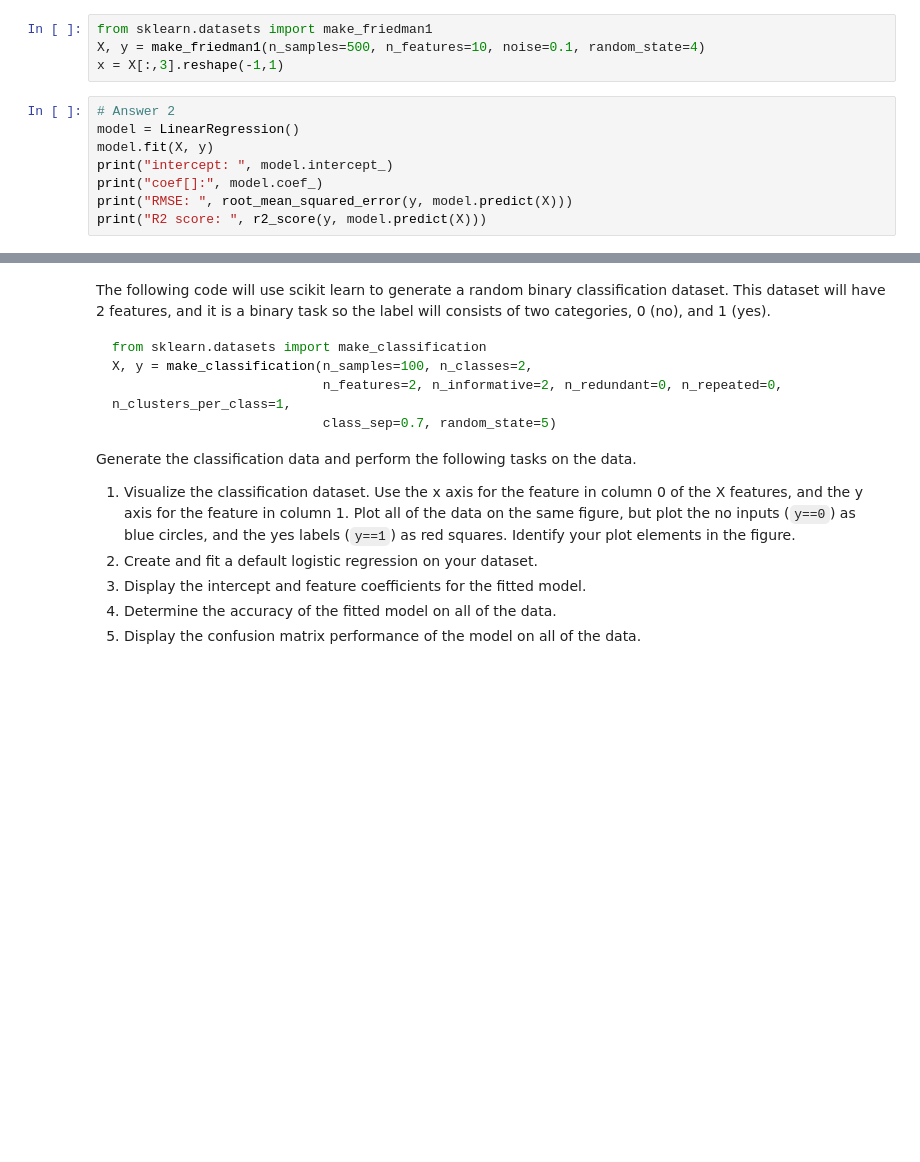
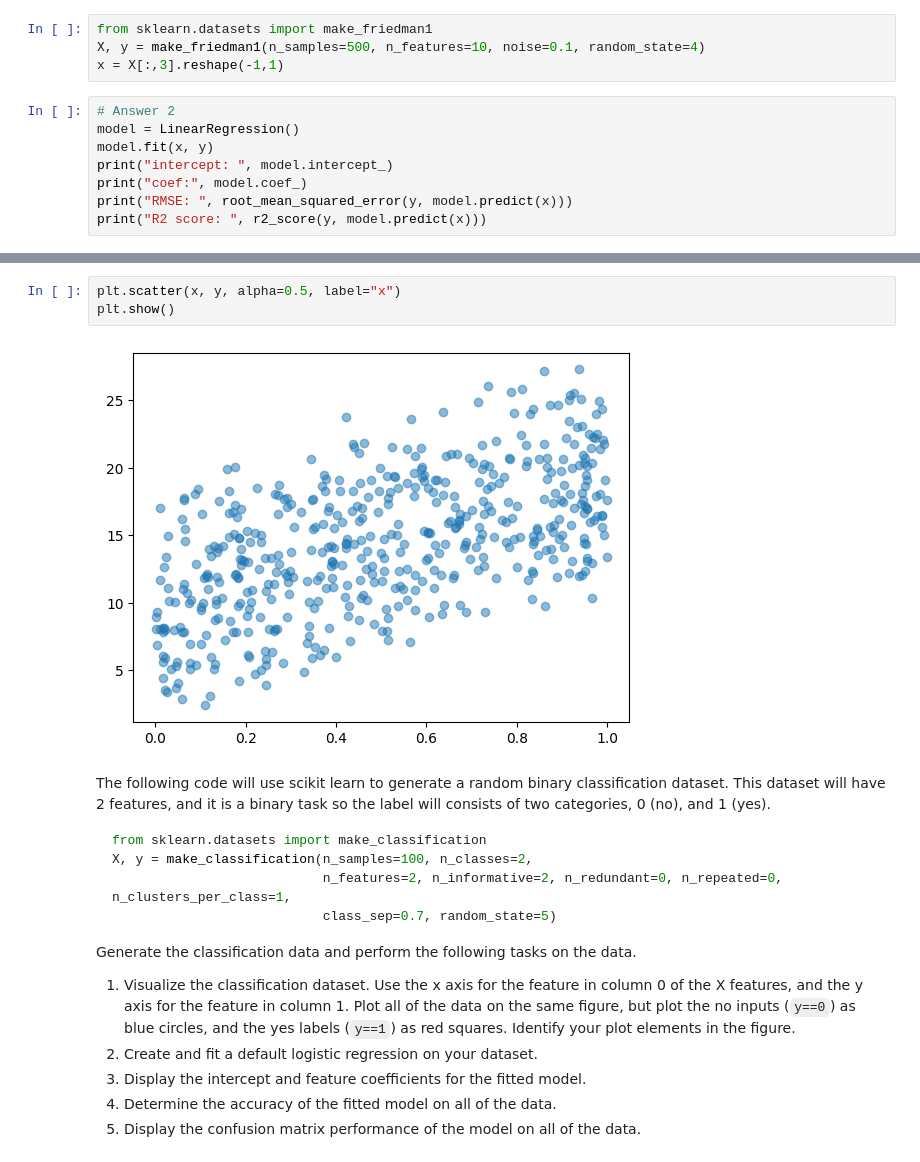
Before and after one commit to LCherryholmes/SNOBOL4python, a Jupyter notebook: CSCI-574/CSCI_574_Mid_term_Exam.ipynb, the cells around one changed output, grey strips where cells are left out. Saved outputs shown, nothing was run; the diff lists cells and outputs as text; blank space fills up the shorter version.

```diff
--- a/CSCI-574/CSCI_574_Mid_term_Exam.ipynb
+++ b/CSCI-574/CSCI_574_Mid_term_Exam.ipynb
@@ -188,9 +188,9 @@ x = X[:,3].reshape(-1,1)
 # %%
 # Answer 2
 model = LinearRegression()
-model.fit(X, y)
+model.fit(x, y)
 print("intercept: ", model.intercept_)
-print("coef[]:", model.coef_)
-print("RMSE: ", root_mean_squared_error(y, model.predict(X)))
-print("R2 score: ", r2_score(y, model.predict(X)))
+print("coef:", model.coef_)
+print("RMSE: ", root_mean_squared_error(y, model.predict(x)))
+print("R2 score: ", r2_score(y, model.predict(x)))
 # %% [output]
@@ -222,3 +201,8 @@ array([[-0.18221702,  0.01793301],
+# %%
+plt.scatter(x, y, alpha=0.5, label="x")
+plt.show()
+# %% [output]
+[figure, added]
 # %% [markdown]
 The following code will use scikit learn to generate a random binary classification
 dataset.  This dataset will have 2 features, and it is a binary task so the label
```
Also changed, not shown: parts of 2 cells of this notebook.
